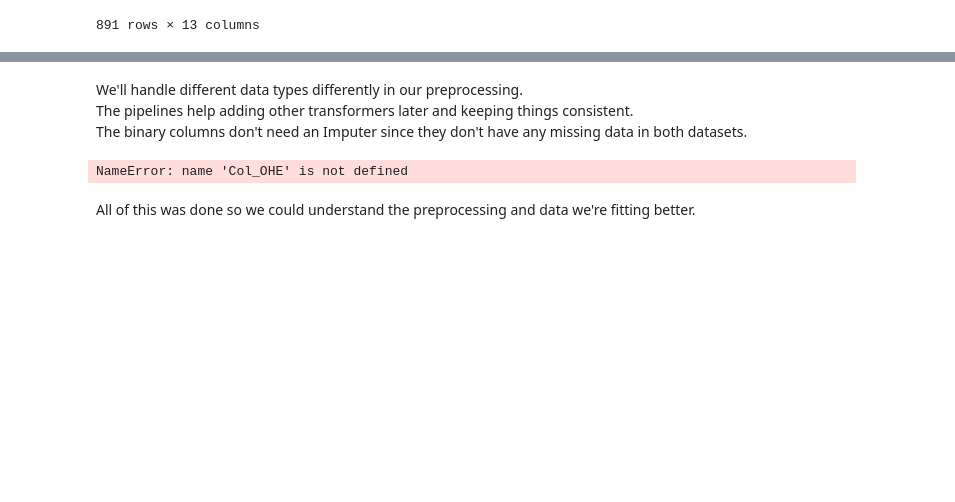
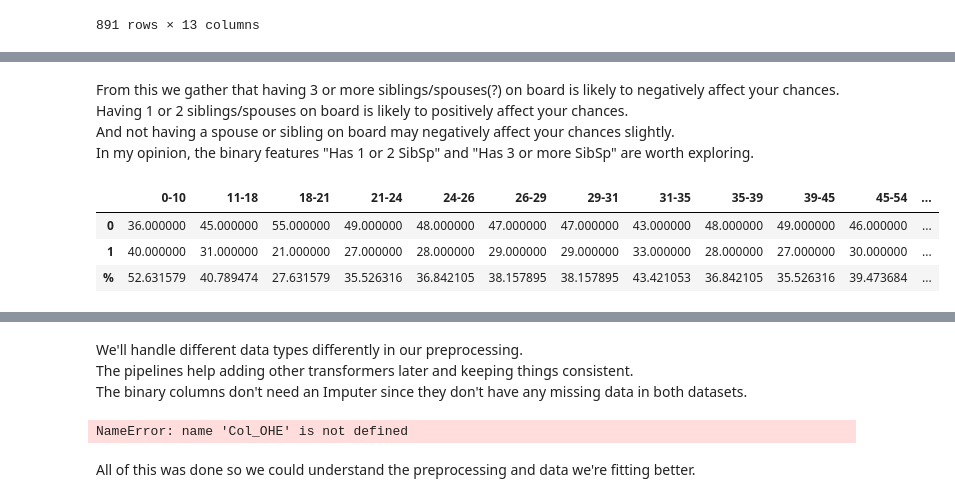
Before and after one commit to Alon-Shaaltiel/Titanic_ML, a Jupyter notebook: DataVisualizationAndPreprocessing.ipynb, the cells around one changed output, grey strips where cells are left out. Saved outputs shown, nothing was run; the diff lists cells and outputs as text; code cells hidden in the pictures; blank space fills up the shorter version.

```diff
--- a/DataVisualizationAndPreprocessing.ipynb
+++ b/DataVisualizationAndPreprocessing.ipynb
@@ -273,0 +261,38 @@ PercentPivot(df, 'Survived', 'Deck')
+# %% [markdown]
+From this we gather that having 3 or more siblings/spouses(?) on board is likely to negatively affect your chances.
+Having 1 or 2 siblings/spouses on board is likely to positively affect your chances.
+And not having a spouse or sibling on board may negatively affect your chances slightly.
+In my opinion, the binary features "Has 1 or 2 SibSp" and "Has 3 or more SibSp" are worth exploring.
+# %%
+boundry = 10
+binSize = (df.loc[df.Age <= boundry,'Age'].size)
+
+# Sort by age and then bin
+sortAge = df.loc[:,['Age','Survived']].sort_values(by=['Age'])
+temp = sortAge.iloc[0:binSize,:]
+pivotAge = pd.DataFrame(data=[binSize - temp.Survived.sum(),temp.Survived.sum()],
+                       index=[0,1], columns=[f'0-{int(round(boundry))}'])
+for i in range(1,df.Age.size//binSize):
+    temp = sortAge.iloc[i*binSize:(i+1)*binSize,:]
+    low = int(round(sortAge.iloc[i*binSize,0]))
+    high = int(round(sortAge.iloc[(i+1)*binSize-1,0]))
+    pivotAge[f'{low}-{high}'] = [binSize - temp.Survived.sum(),temp.Survived.sum()]
+
+temp = sortAge.iloc[(df.Age.size//binSize)*binSize:,:]
+if not temp.empty:
+    low = int(round(sortAge.iloc[(df.Age.size//binSize)*binSize,0]))
+    high = int(round(sortAge.iloc[-1,0]))
+    pivotAge[f'{low}-{high}'] = [temp.size//2 - temp.Survived.sum(),temp.Survived.sum()]
+
+pivotAge['Sum'] = pd.Series([pivotAge.iloc[0,:].sum(),pivotAge.iloc[1,:].sum()]) # Sanity check and benchmark.
+cols = pivotAge.columns.to_list() # Unsure how to deal with multiple columns in 'columns'
+pcents = []
+for i in range(len(cols)):
+    pcents.append(pivotAge.iloc[1,i]/pivotAge.iloc[:,i].sum() * 100)
+pivotAge = pd.concat([pivotAge,pd.DataFrame([pcents], columns=cols, index = ['%'])])
+pivotAge
+# %% [output]
+|  | 0-10 | 11-18 | 18-21 | 21-24 | 24-26 | 26-29 | 29-31 | 31-35 | 35-39 | 39-45 | 45-54 | ... |
+| 0 | 36.000000 | 45.000000 | 55.000000 | 49.000000 | 48.000000 | 47.000000 | 47.000000 | 43.000000 | 48.000000 | 49.000000 | 46.000000 | ... |
+| 1 | 40.000000 | 31.000000 | 21.000000 | 27.000000 | 28.000000 | 29.000000 | 29.000000 | 33.000000 | 28.000000 | 27.000000 | 30.000000 | ... |
+| % | 52.631579 | 40.789474 | 27.631579 | 35.526316 | 36.842105 | 38.157895 | 38.157895 | 43.421053 | 36.842105 | 35.526316 | 39.473684 | ... |
```
Also changed, not shown: parts of 35 cells of this notebook.
